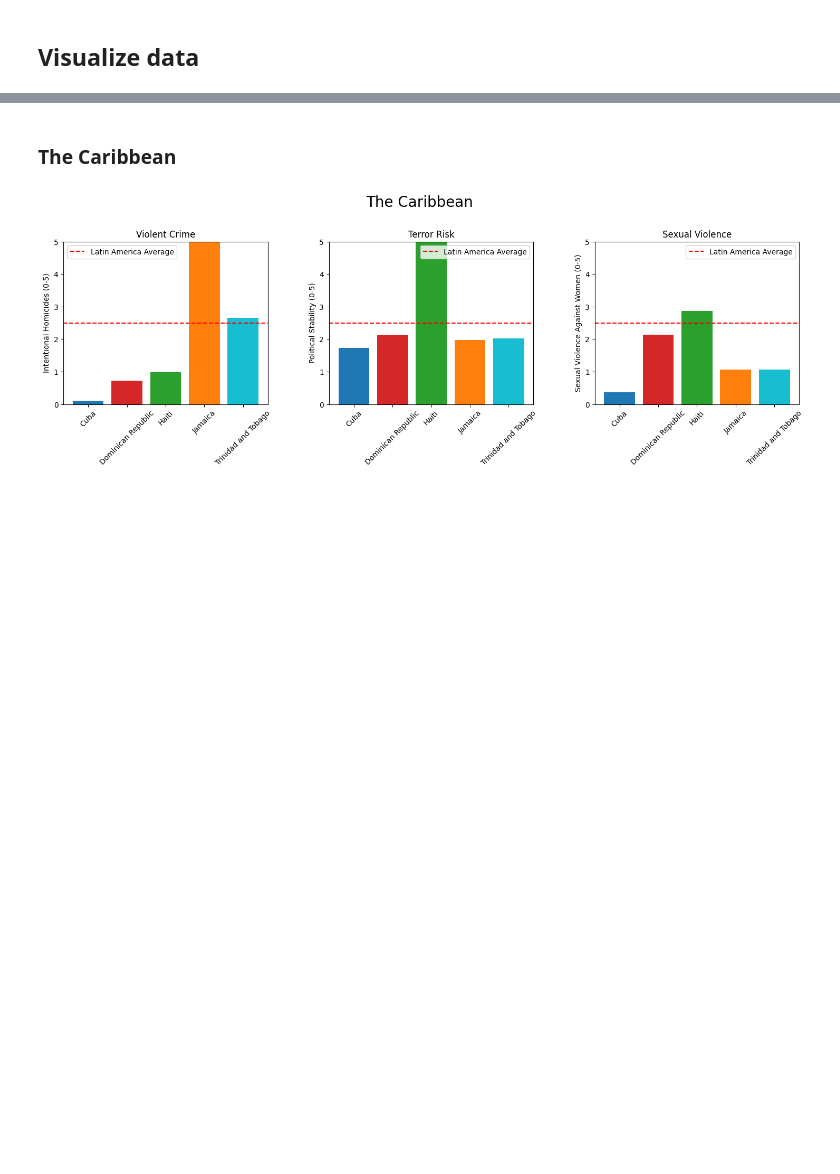
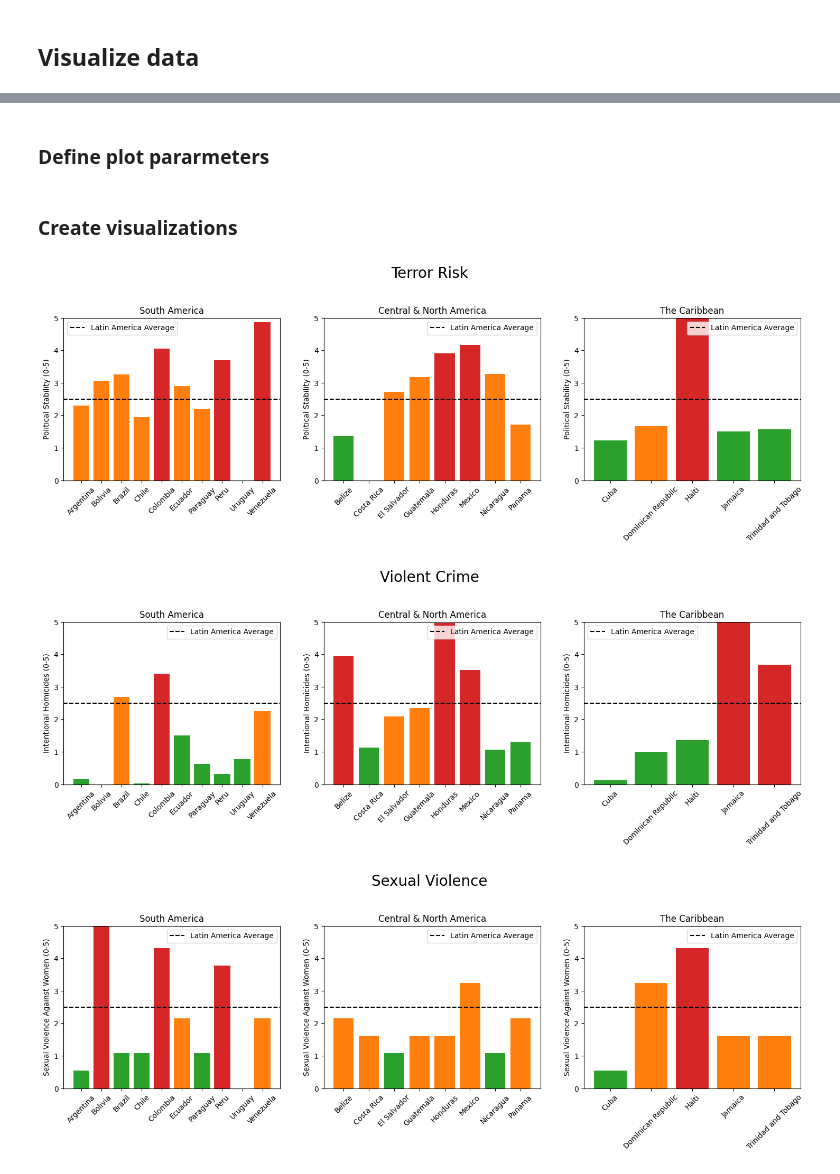
Before and after one commit to jcarterlab/Narcos, a Jupyter notebook: Narcos.ipynb, the cells around one changed output, grey strips where cells are left out. Drawn from its saved outputs; the diff is of its cells as text; code cells hidden in the pictures; blank space fills up the shorter version.

```diff
--- a/Narcos.ipynb
+++ b/Narcos.ipynb
@@ -318,10 +278,70 @@ get_df_viz(CA_countries, 'Central & North America')
-# %% [markdown]
-### The Caribbean
-# %%
-# defines the countries we want to look at
-C_countries = ['Dominican Republic', 'Cuba', 'Jamaica', 'Haiti', 'Trinidad and Tobago']
-
-# creates the visualization
-get_df_viz(C_countries, 'The Caribbean')
-# %% [output]
-[figure, removed]
+# %% [markdown]
+### Define plot pararmeters
+# %%
+# creates a sub-titles list for each region
+sub_titles = ['South America', 'Central & North America', 'The Caribbean']
+
+# creates a list of colors to use
+colors = ['tab:green', 'tab:blue', 'tab:purple']
+
+# creates a list of column names
+cols = combined_df.iloc[:,1:].columns
+
+# creates a y labels list for each plot type
+ylabs = ['Political Stability (0-5)', 'Intentional Homicides (0-5)', 'Sexual Violence Against Women (0-5)']
+# %% [markdown]
+### Create visualizations
+# %%
+# returns a list of either red, orange or green depending
+# on the y values given.
+def get_colors(y):
+    colors = []
+    for value in y:
+        if value <= 1.6:
+            colors.append('tab:green')
+        elif value <= 3.3:
+            colors.append('tab:orange')
+        else:
+            colors.append('tab:red')
+    return colors
+
+# returns  barplots of the data for a selected range of countries
+def get_viz(col, ylab):
+
+    # creates a subplots objects and flattenes it for easy plotting
+    fig, ax = plt.subplots(1, 3, figsize=(18, 4))
+
+    # loops through each plot
+    for i, sub_title in enumerate(sub_titles):
+
+        country_booleans = combined_df['country'].isin(eval(countries[i]))
+        x = combined_df.loc[country_booleans, 'country'].reset_index(drop=True)
+        y = combined_df.loc[country_booleans, col].reset_index(drop=True)
+
+        colors = get_colors(y)
+
+        ax[i].bar(x, y, color=colors);
+        ax[i].set_title(sub_title);
+        ax[i].set_ylabel(ylab);
+        ax[i].set_ylim(0,5);
+        ax[i].set_xticks(x);
+        ax[i].set_xticklabels(x, rotation=45);
+        ax[i].axhline(y=2.5, color='black', linestyle='--', label='Latin America Average')
+        ax[i].legend()
+
+    # adjust layout for better spacing
+    plt.subplots_adjust(hspace=0.5, wspace=0.2)
+
+    # add overall title
+    fig.suptitle(' '.join(col.split('_')).title(), fontsize=20, x=0.51, y=1.125)
+
+    # show the plots
+    plt.show()
+
+# creates the visualizations
+for i, col in enumerate(cols):
+    get_viz(col=col, ylab=ylabs[i])
+# %% [output]
+[figure, added]
+[figure, added]
+[figure, added]
```
Also changed, not shown: parts of 17 cells of this notebook.
